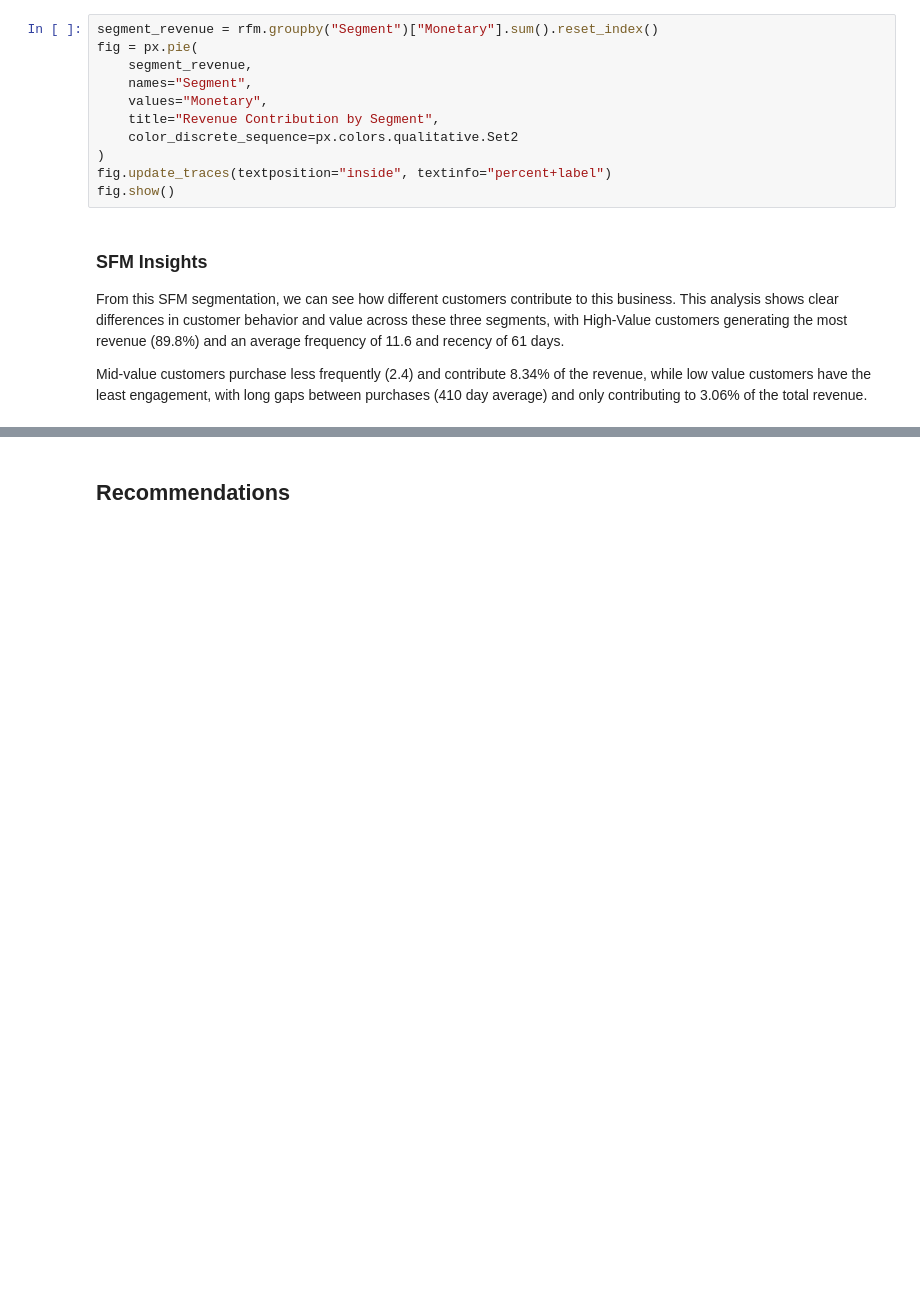
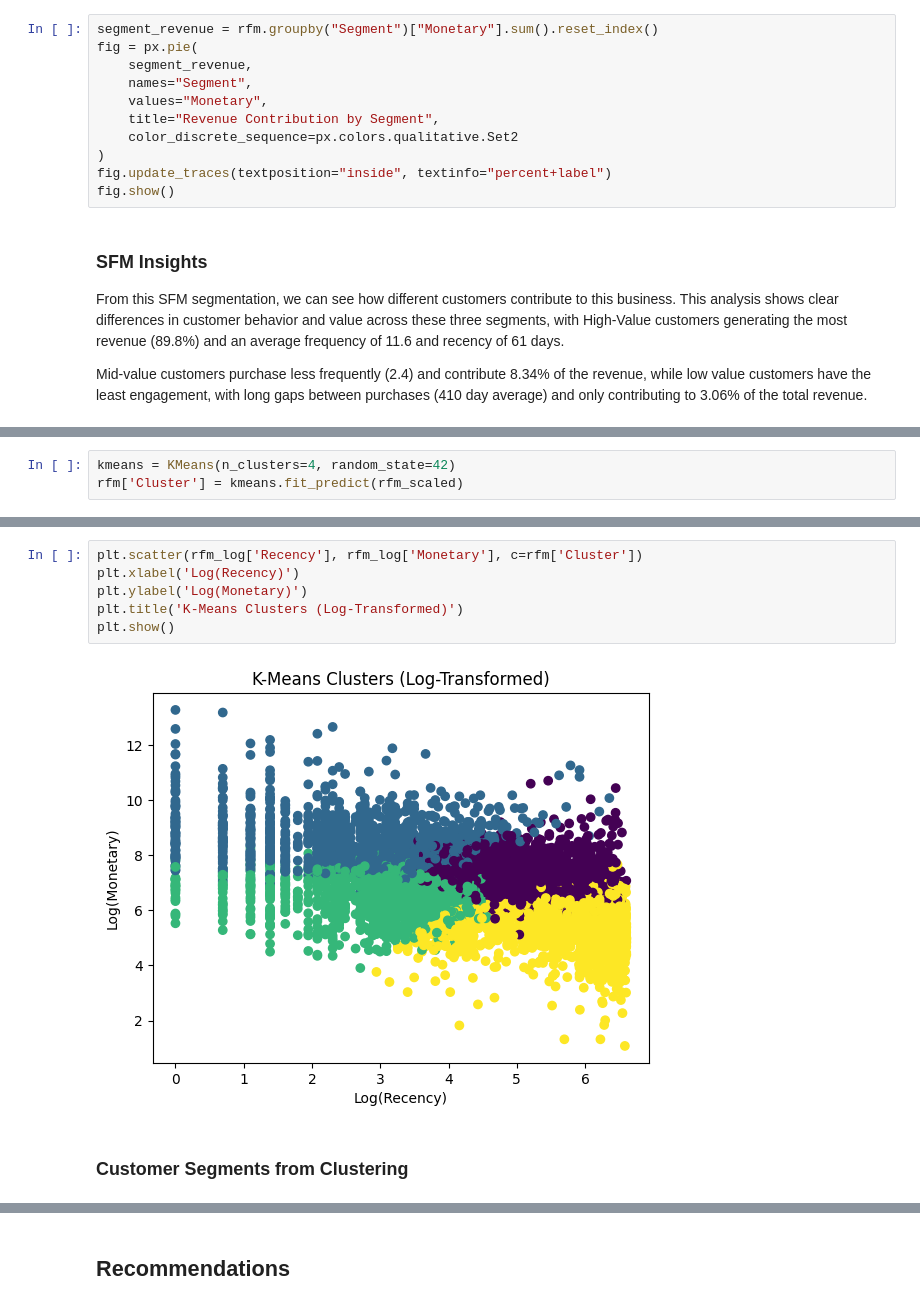
Before and after one commit to rh3mie/Online-Retail-Customer-Segmentation-Analysis, a Jupyter notebook: uci_retail_segmentation.ipynb, the cells around one changed output, grey strips where cells are left out. Saved outputs shown, nothing was run; the diff lists cells and outputs as text; blank space fills up the shorter version.

```diff
--- a/uci_retail_segmentation.ipynb
+++ b/uci_retail_segmentation.ipynb
@@ -576,0 +626,3 @@ Mid-value customers purchase less frequently (2.4) and contribute 8.34% of the r
+# %%
+kmeans = KMeans(n_clusters=4, random_state=42)
+rfm['Cluster'] = kmeans.fit_predict(rfm_scaled)
@@ -576,0 +648,10 @@ Mid-value customers purchase less frequently (2.4) and contribute 8.34% of the r
+# %%
+plt.scatter(rfm_log['Recency'], rfm_log['Monetary'], c=rfm['Cluster'])
+plt.xlabel('Log(Recency)')
+plt.ylabel('Log(Monetary)')
+plt.title('K-Means Clusters (Log-Transformed)')
+plt.show()
+# %% [output]
+[figure, added]
+# %% [markdown]
+### Customer Segments from Clustering
```
Also changed, not shown: parts of 12 cells of this notebook, 2 other files.
